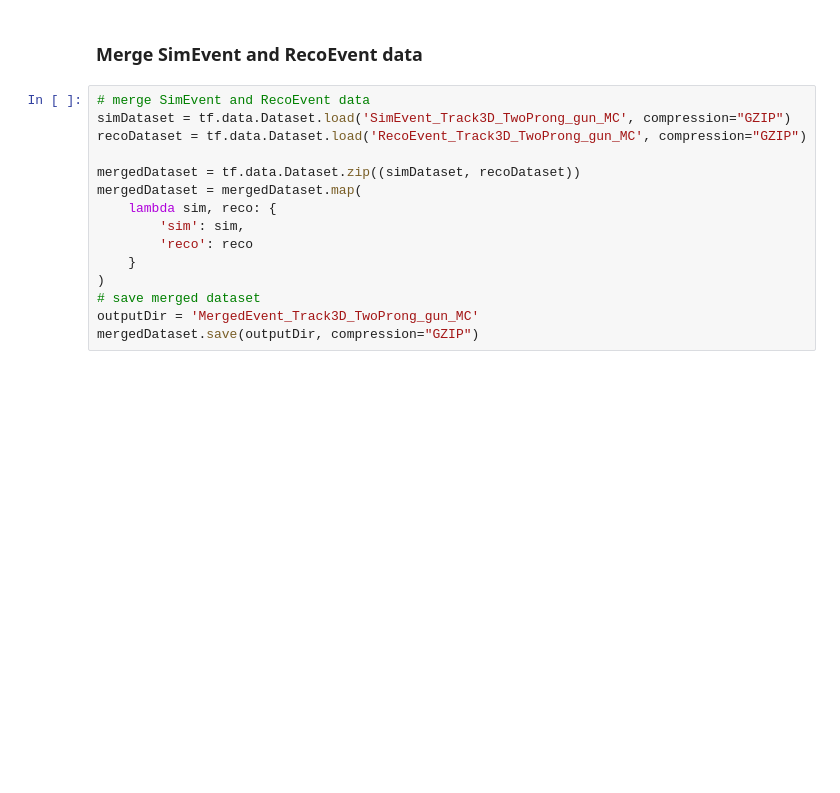
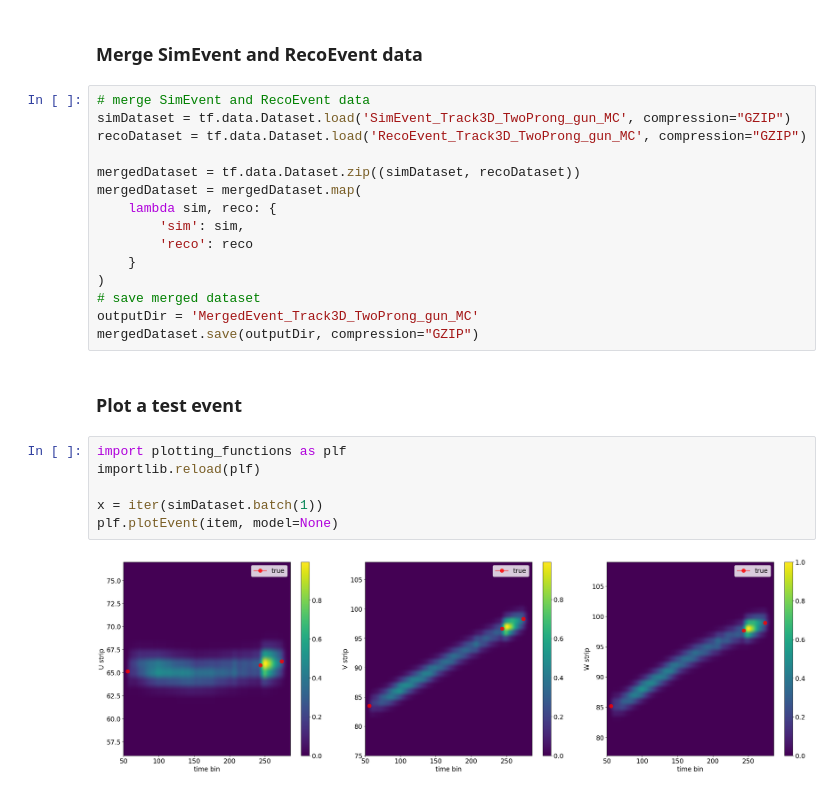
Before and after one commit to akalinow/TPCReco, a Jupyter notebook: PythonAnalysis/ipynb/ROOT_to_TFRecord.ipynb, the cells around one changed output. Cells and saved outputs as stored; diff of their text form; blank space fills up the shorter version.

```diff
--- a/PythonAnalysis/ipynb/ROOT_to_TFRecord.ipynb
+++ b/PythonAnalysis/ipynb/ROOT_to_TFRecord.ipynb
@@ -118,3 +88,13 @@ mergedDataset = mergedDataset.map(
 # save merged dataset
 outputDir = 'MergedEvent_Track3D_TwoProng_gun_MC'
 mergedDataset.save(outputDir, compression="GZIP")
+# %% [markdown]
+### Plot a test event
+# %%
+import plotting_functions as plf
+importlib.reload(plf)
+
+x = iter(simDataset.batch(1))
+plf.plotEvent(item, model=None)
+# %% [output]
+[figure, added]
```
Also changed, not shown: parts of 3 cells of this notebook, 9 other files.
